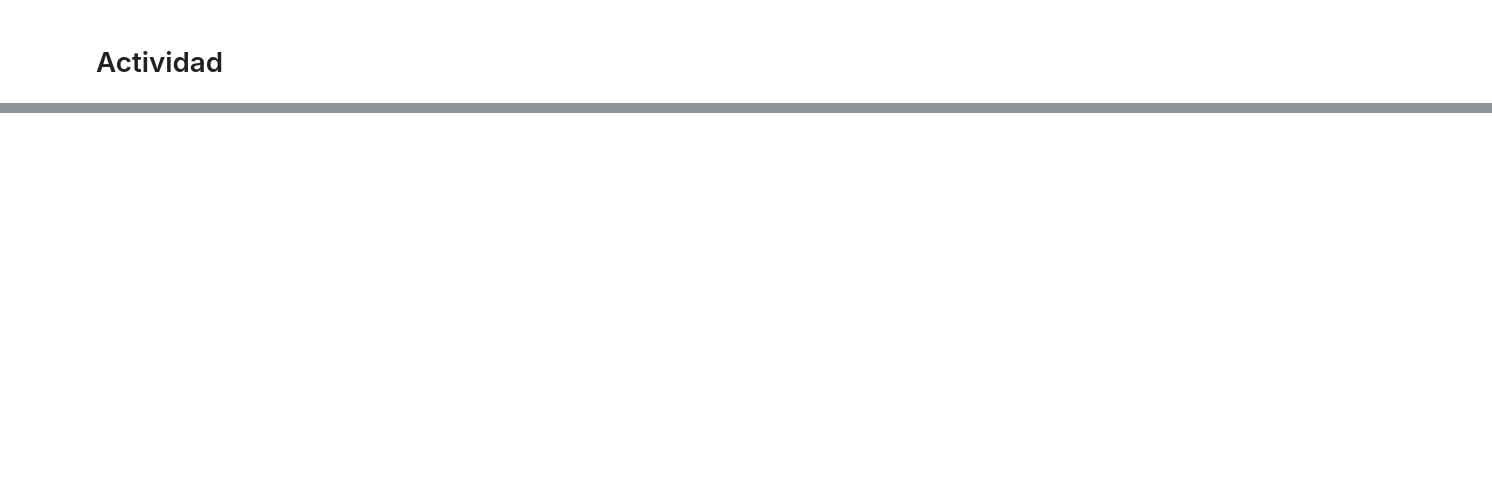
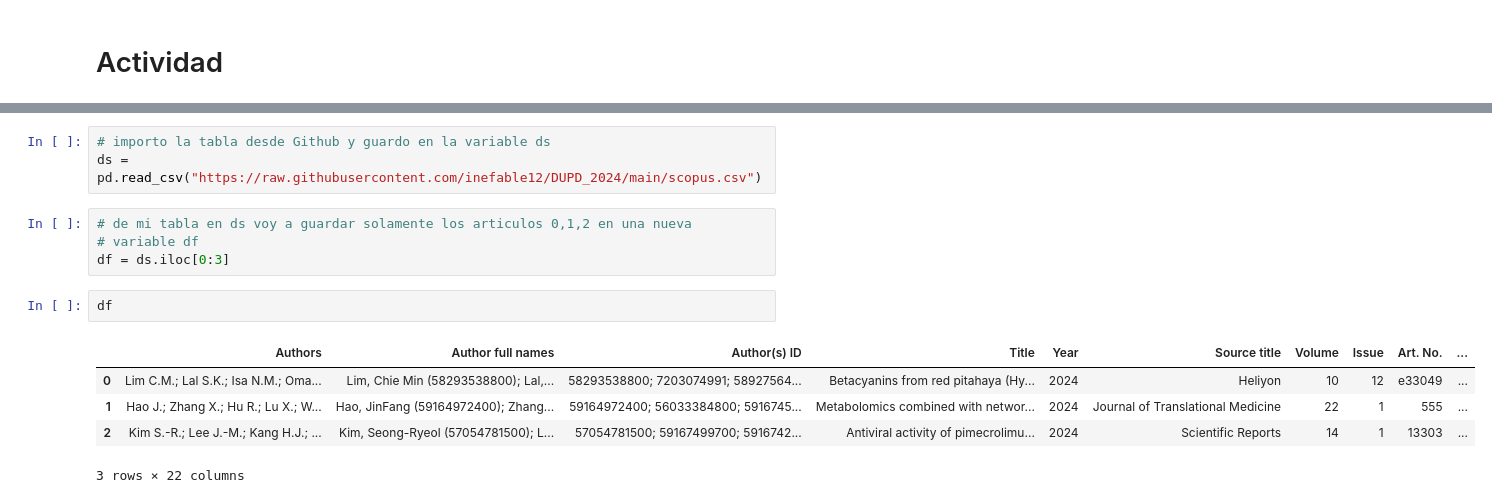
Before and after one commit to inefable12/DUPD_2024, a Jupyter notebook: DUPD_sesion3.ipynb, the cells around one changed output, grey strips where cells are left out. Drawn from its saved outputs; the diff is of its cells as text; blank space fills up the shorter version.

```diff
--- a/DUPD_sesion3.ipynb
+++ b/DUPD_sesion3.ipynb
@@ -259,0 +315,15 @@ filas_seleccionadas
+# %%
+# importo la tabla desde Github y guardo en la variable ds
+ds = pd.read_csv("https://raw.githubusercontent.com/inefable12/DUPD_2024/main/scopus.csv")
+# %%
+# de mi tabla en ds voy a guardar solamente los articulos 0,1,2 en una nueva
+# variable df
+df = ds.iloc[0:3]
+# %%
+df
+# %% [output]
+|  | Authors | Author full names | Author(s) ID | Title | Year | Source title | Volume | Issue | Art. No. | ... |
+| 0 | Lim C.M.; Lal S.K.; Isa N.M.; Oma... | Lim, Chie Min (58293538800); Lal,... | 58293538800; 7203074991; 58927564... | Betacyanins from red pitahaya (Hy... | 2024 | Heliyon | 10 | 12 | e33049 | ... |
+| 1 | Hao J.; Zhang X.; Hu R.; Lu X.; W... | Hao, JinFang (59164972400); Zhang... | 59164972400; 56033384800; 5916745... | Metabolomics combined with networ... | 2024 | Journal of Translational Medicine | 22 | 1 | 555 | ... |
+| 2 | Kim S.-R.; Lee J.-M.; Kang H.J.; ... | Kim, Seong-Ryeol (57054781500); L... | 57054781500; 59167499700; 5916742... | Antiviral activity of pimecrolimu... | 2024 | Scientific Reports | 14 | 1 | 13303 | ... |
+3 rows × 22 columns
```
Also changed, not shown: parts of 28 cells of this notebook.
